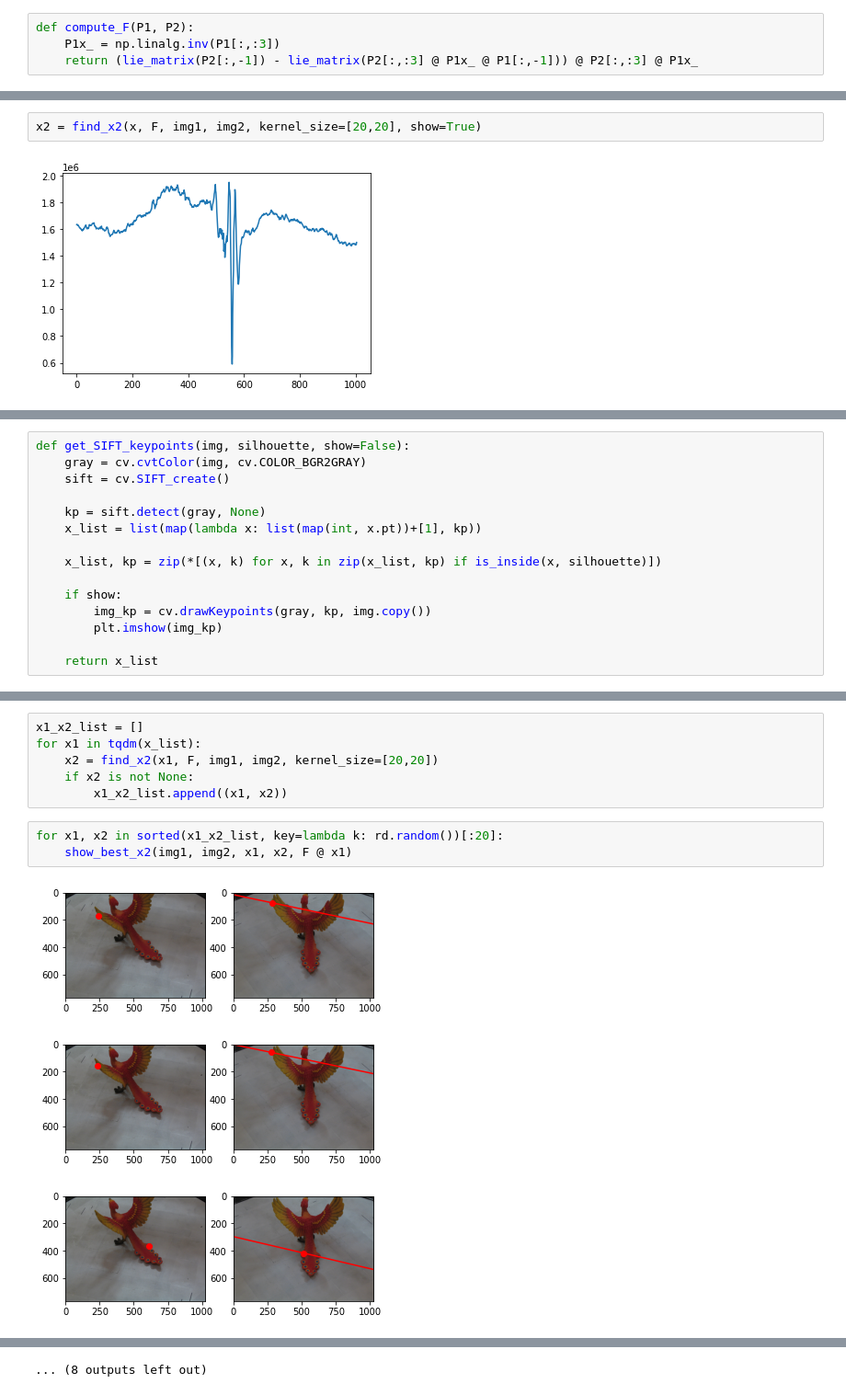
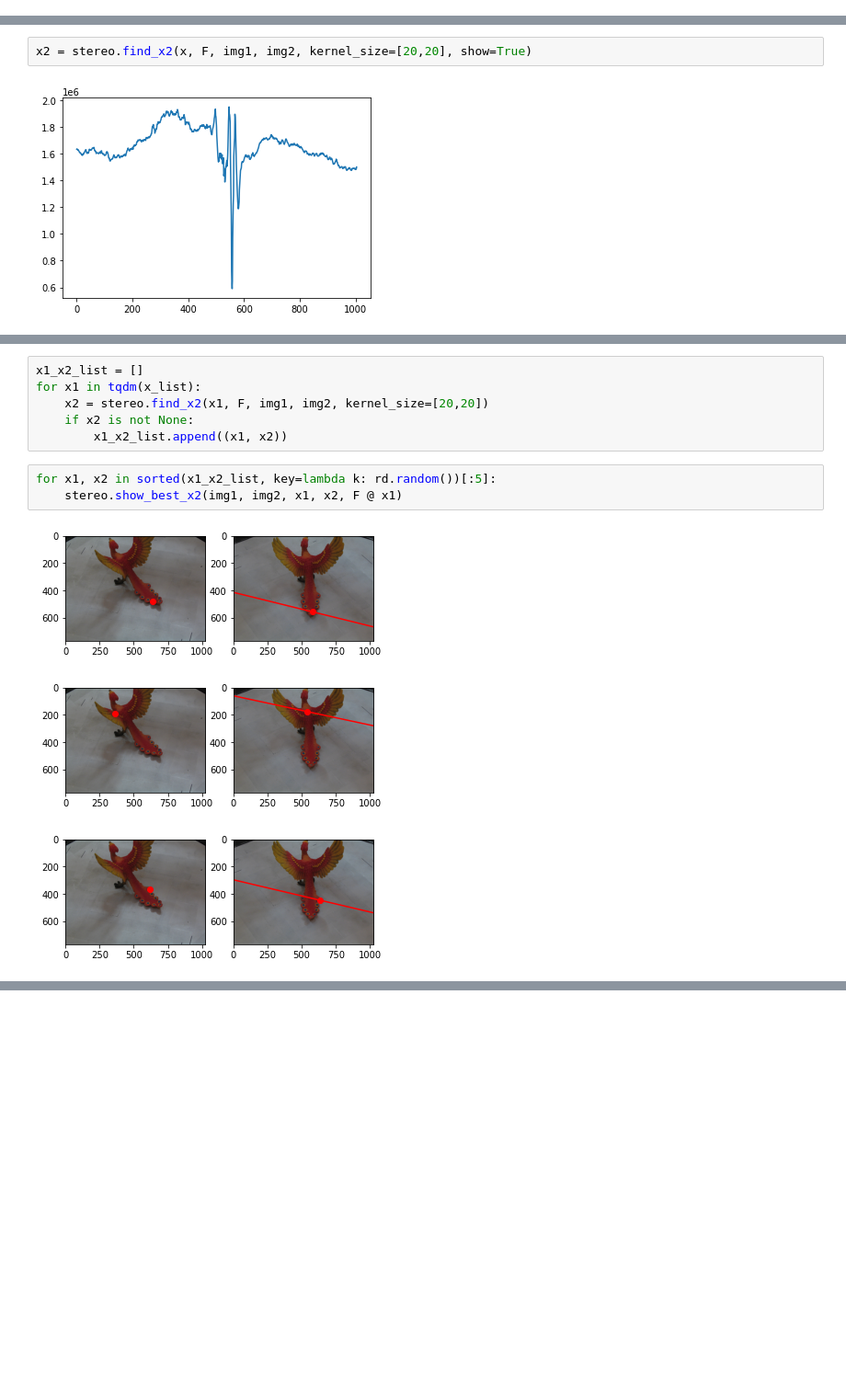
Before and after one commit to clementpiat/3D_reconstruction, a Jupyter notebook: exploration/epipolar.ipynb, the cells around one changed output, grey strips where cells are left out. Shown: that part at 92% size. Cells and saved outputs as stored; diff of their text form; blank space fills up the shorter version.

Commit message:
working on multiple images

```diff
--- a/exploration/epipolar.ipynb
+++ b/exploration/epipolar.ipynb
@@ -72,6 +37,2 @@ def lie_matrix(v):
-# %%
-def compute_F(P1, P2):
-    P1x_ = np.linalg.inv(P1[:,:3])
-    return (lie_matrix(P2[:,-1]) - lie_matrix(P2[:,:3] @ P1x_ @ P1[:,-1])) @ P2[:,:3] @ P1x_
 # %%
 F = compute_F(P1, P2)
@@ -111,6 +39,6 @@ def find_x2(x1, F, img1, img2, kernel_size=[5,5], show=False):
 # %%
 x = np.array([690, 480, 1])
 # %%
-x2 = find_x2(x, F, img1, img2, kernel_size=[20,20], show=True)
+x2 = stereo.find_x2(x, F, img1, img2, kernel_size=[20,20], show=True)
 # %% [output]
 [figure]
@@ -151,15 +48,0 @@ X = get_X(x,x2)
-# %%
-def get_SIFT_keypoints(img, silhouette, show=False):
-    gray = cv.cvtColor(img, cv.COLOR_BGR2GRAY)
-    sift = cv.SIFT_create()
-
-    kp = sift.detect(gray, None)
-    x_list = list(map(lambda x: list(map(int, x.pt))+[1], kp))
-
-    x_list, kp = zip(*[(x, k) for x, k in zip(x_list, kp) if is_inside(x, silhouette)])
-
-    if show:
-        img_kp = cv.drawKeypoints(gray, kp, img.copy())
-        plt.imshow(img_kp)
-
-    return x_list
@@ -175,13 +57,13 @@ print(f"{len(x_list)} points of interest")
 # %%
 x1_x2_list = []
 for x1 in tqdm(x_list):
-    x2 = find_x2(x1, F, img1, img2, kernel_size=[20,20])
+    x2 = stereo.find_x2(x1, F, img1, img2, kernel_size=[20,20])
     if x2 is not None:
         x1_x2_list.append((x1, x2))
 # %%
-for x1, x2 in sorted(x1_x2_list, key=lambda k: rd.random())[:20]:
-    show_best_x2(img1, img2, x1, x2, F @ x1)
+for x1, x2 in sorted(x1_x2_list, key=lambda k: rd.random())[:5]:
+    stereo.show_best_x2(img1, img2, x1, x2, F @ x1)
 # %% [output]
-[figure, old version]
+[figure, new version]
-[figure, old version]
+[figure, new version]
 [figure]
@@ -197,2 +72 @@ for x1, x2 in sorted(x1_x2_list, key=lambda k: rd.random())[:20]:
-... (8 outputs left out)
 # %%
```
Also changed, not shown: parts of 21 cells of this notebook, 4 other files.
